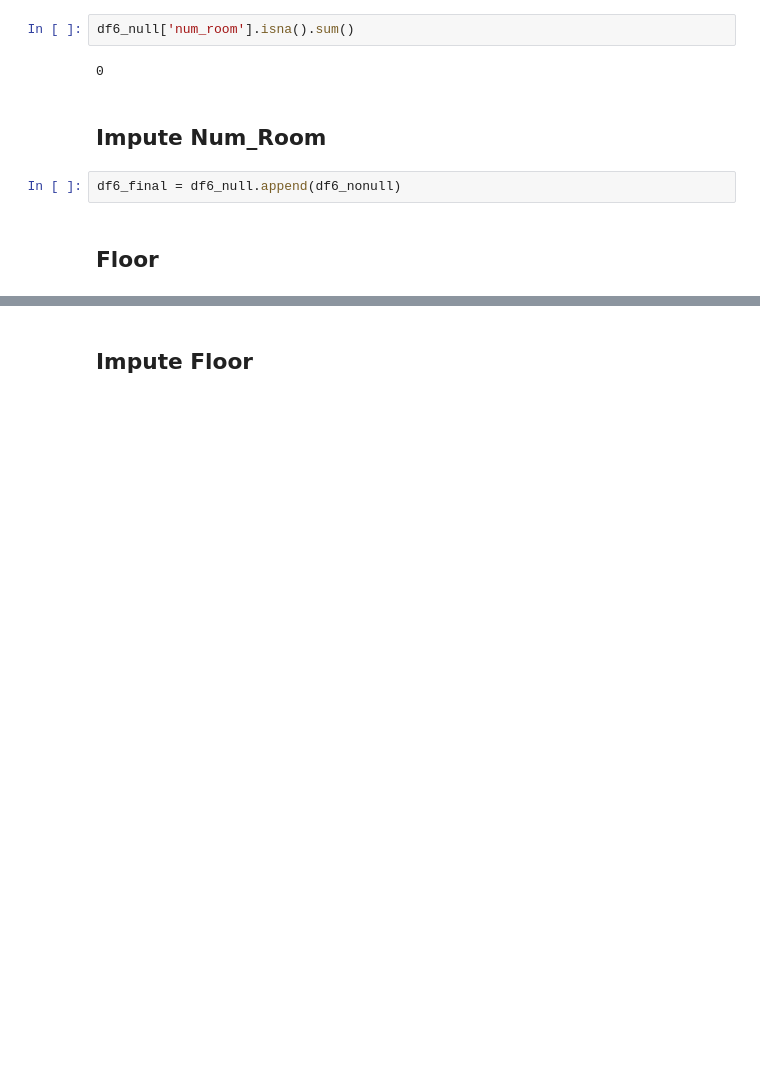
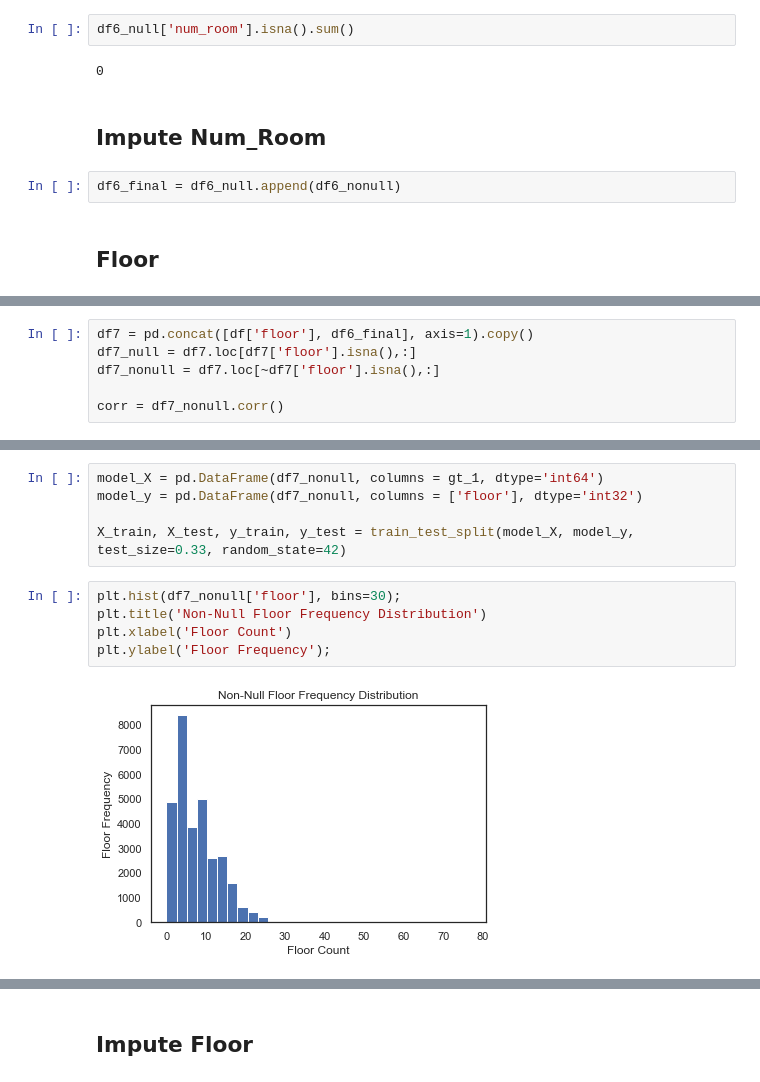
Before and after one commit to sjmiller8182/quant-the-world, a Jupyter notebook: case_study_5/case-study-10_minilab_paul.ipynb, the cells around one changed output, grey strips where cells are left out. Cells and saved outputs as stored; diff of their text form; blank space fills up the shorter version.

```diff
--- a/case_study_5/case-study-10_minilab_paul.ipynb
+++ b/case_study_5/case-study-10_minilab_paul.ipynb
@@ -944,0 +951,6 @@ df6_final = df6_null.append(df6_nonull)
+# %%
+df7 = pd.concat([df['floor'], df6_final], axis=1).copy()
+df7_null = df7.loc[df7['floor'].isna(),:]
+df7_nonull = df7.loc[~df7['floor'].isna(),:]
+
+corr = df7_nonull.corr()
@@ -944,0 +1049,12 @@ df6_final = df6_null.append(df6_nonull)
+# %%
+model_X = pd.DataFrame(df7_nonull, columns = gt_1, dtype='int64')
+model_y = pd.DataFrame(df7_nonull, columns = ['floor'], dtype='int32')
+
+X_train, X_test, y_train, y_test = train_test_split(model_X, model_y, test_size=0.33, random_state=42)
+# %%
+plt.hist(df7_nonull['floor'], bins=30);
+plt.title('Non-Null Floor Frequency Distribution')
+plt.xlabel('Floor Count')
+plt.ylabel('Floor Frequency');
+# %% [output]
+[figure, added]
```
Also changed, not shown: parts of 17 cells of this notebook.
